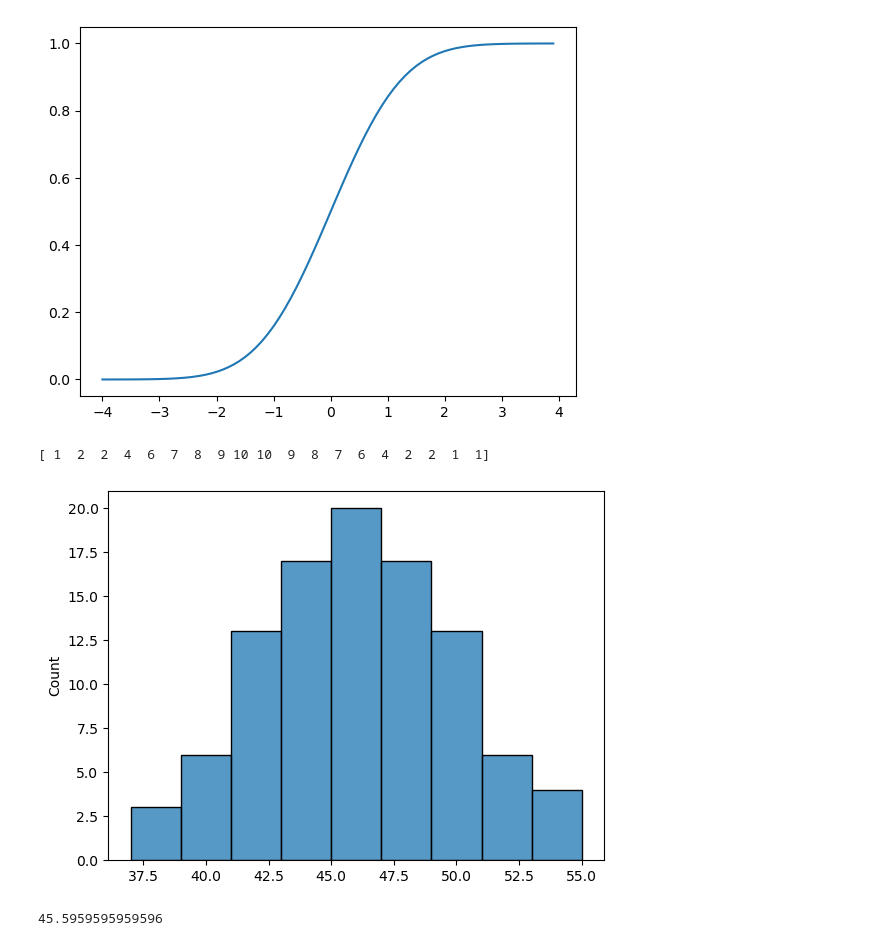
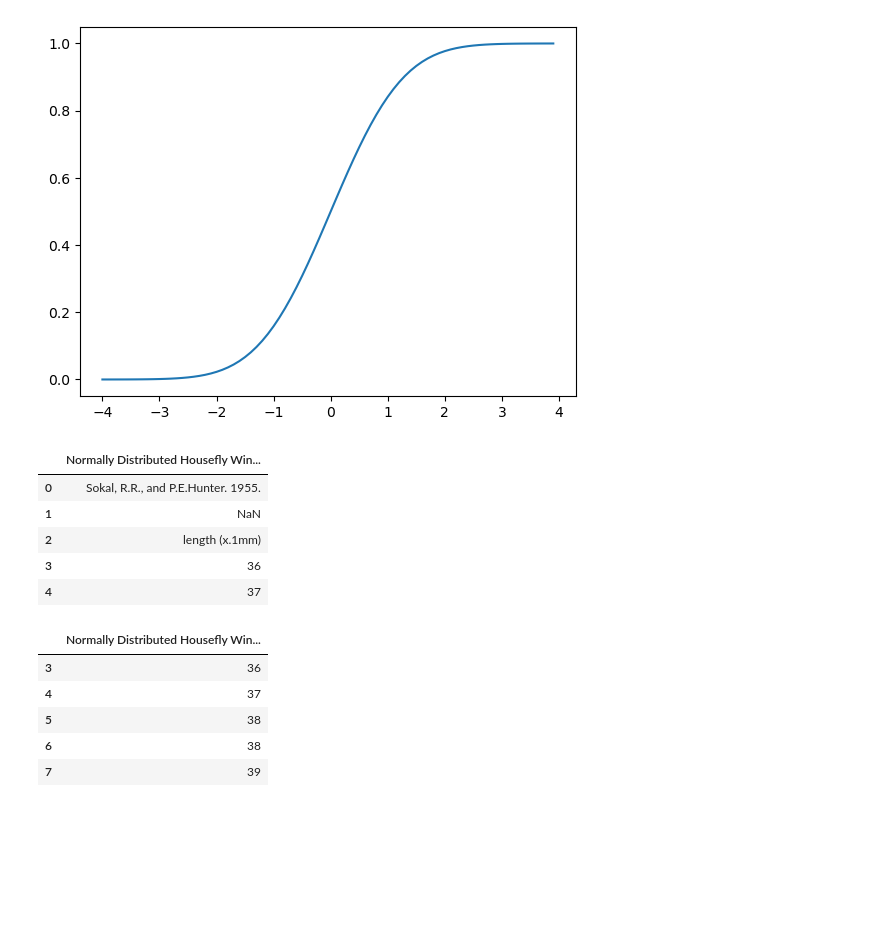
Before and after one commit to data4if/project_math, a Jupyter notebook: distribucion_normal.ipynb, the cells around one changed output. Drawn from its saved outputs; the diff is of its cells as text; code cells hidden in the pictures; blank space fills up the shorter version.

```diff
--- a/distribucion_normal.ipynb
+++ b/distribucion_normal.ipynb
@@ -36,16 +37,22 @@ sns.lineplot(x=x,y=y)
 [figure]
 # %%
 df = pd.read_excel('s057.xls')
-df.head(5)
-wing = df['Normally Distributed Housefly Wing Lengths'].values[4:]
+wing = df[['Normally Distributed Housefly Winwing']].copy()
+wing.head(5)
+# %% [output]
+|  | Normally Distributed Housefly Win... |
+| 0 | Sokal, R.R., and P.E.Hunter. 1955. |
+| 1 | NaN |
+| 2 | length (x.1mm) |
+| 3 | 36 |
+| 4 | 37 |
-# %%
-sns.histplot(data=wing)
-values,dist=np.unique(wing, return_counts=True)
-print(dist)
-# %% [output]
-[ 1  2  2  4  6  7  8  9 10 10  9  8  7  6  4  2  2  1  1]
-[figure, removed]
-# %%
-wing.mean()
-# %% [output]
-45.5959595959596
+# %%
+wing_true=wing.iloc[3:]
+wing_true.head(5)
+# %% [output]
+|  | Normally Distributed Housefly Win... |
+| 3 | 36 |
+| 4 | 37 |
+| 5 | 38 |
+| 6 | 38 |
+| 7 | 39 |
```
Also changed, not shown: parts of 2 cells of this notebook.
